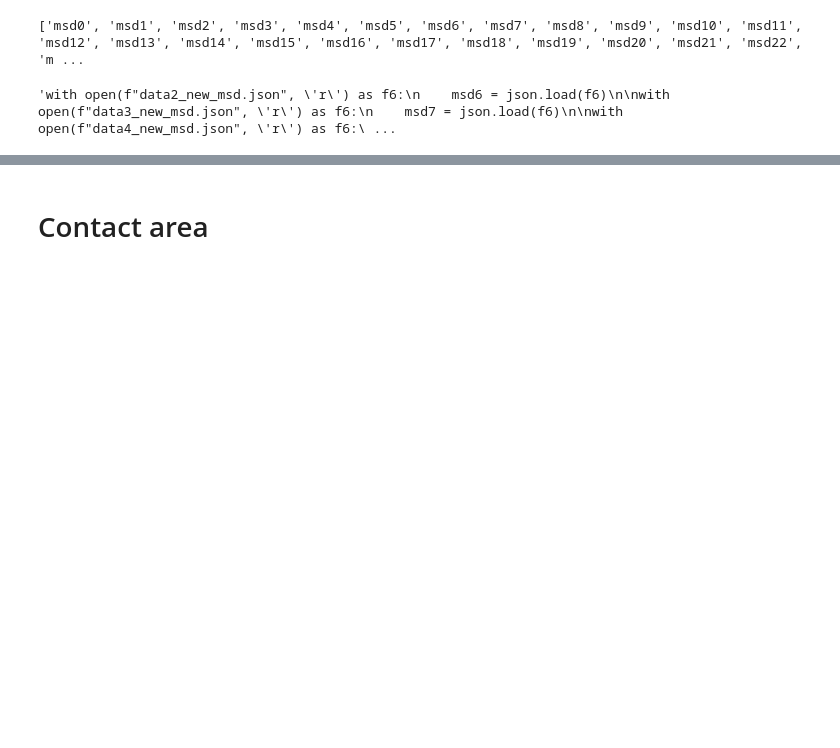
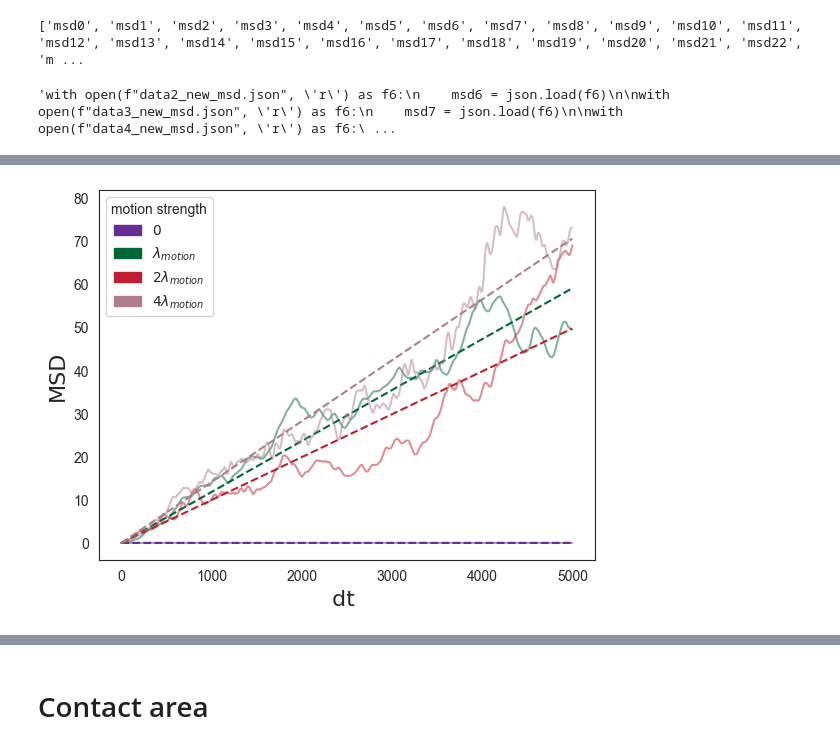
Before and after one commit to smegason/Goo, a Jupyter notebook: simulations/doublet.ipynb, the cells around one changed output, grey strips where cells are left out. Cells and saved outputs as stored; diff of their text form; code cells hidden in the pictures; blank space fills up the shorter version.

```diff
--- a/simulations/doublet.ipynb
+++ b/simulations/doublet.ipynb
@@ -528,0 +601,82 @@ with open(f"data6_new_msd.json", 'r') as f6:
+# %%
+import matplotlib.pyplot as plt
+import numpy as np
+import json
+from matplotlib.patches import Patch
+
+import os
+os.chdir("C:\\tmp\\differential_motion\\")
+
+with open(f"data_test_speed10_msd.json", 'r') as f6:
+    msd1 = json.load(f6)
+with open(f"data_test_speed20_msd.json", 'r') as f6:
+    msd2 = json.load(f6)
+with open(f"data_test_speed30_msd.json", 'r') as f6:
+    msd3 = json.load(f6)
+with open(f"data_test_speed40_msd.json", 'r') as f6:
+    msd4 = json.load(f6)
+with open(f"data_test_speed50_msd.json", 'r') as f6:
+    msd5 = json.load(f6)
+
+merged_dict = {}
+for key in msd1:
+    merged_dict[key] = [(msd1[key][i] + msd2[key][i] + msd3[key][i] + msd4[key][i] + msd5[key][i]) / 5 for i in range(len(msd1[key]))]
+
+print(merged_dict)
+
+color_palette = ['#662D91', '#006838', '#BE1E2D', '#AE7E8E']
+
+# Create a list to store legend handles
+legend_handles = []
+
+# Define the legend labels
+legend_labels = [r'0', r'$\lambda_{motion}$', r'2$\lambda_{motion}$', r'4$\lambda_{motion}$']
+
+# Create a list to store mean speeds
+mean_speeds = []
+
+# Plot each track
+for idx, (key, values) in enumerate(merged_dict.items()):
+    # Get the color based on the index in the color palette
+    color = color_palette[idx % len(color_palette)]
+
+    plt.plot(values, color=color, alpha=0.5)
+
+    # Create a legend handle with the plot
+    legend_handle = Patch(color=color, label=legend_labels[idx])
+    legend_handles.append(legend_handle)
+
+    # Convert the cumulative_list to numpy array and reshape it
+    y = np.array(values)
+
+    # Create a corresponding array of indices as the independent variable
+    X = np.arange(len(values)).reshape(-1, 1)
+
+    # Fit the linear regression model
+    reg = LinearRegression(fit_intercept=False).fit(X, y)
+
+    # Infer y
+    y_pred = reg.predict(X)
+
+    # Print the slope (coefficient) and intercept of the linear regression model
+    print("Slope (Coefficient):", f"{reg.coef_[0]:.6f}")
+
+    plt.plot(X,y_pred, '--', color=color)
+
+
+
+# Set the font properties for the legend
+legend_font_props = {'family': 'Myriad Pro', 'size': 10}
+plt.legend(handles=legend_handles, title='motion strength', prop=legend_font_props)
+
+# Set the font properties for the axis labels
+axis_label_font_props = {'family': 'Myriad Pro', 'size': 16}
+plt.xlabel(r'dt ', fontdict=axis_label_font_props)
+plt.ylabel(r'MSD', fontdict=axis_label_font_props)
+
+# Save the plot to the data folder
+plt.savefig(f"msd.png", transparent=False, dpi=500)
+
+# Display the plot
+plt.show()
+# %% [output]
@@ -528,0 +684 @@ with open(f"data6_new_msd.json", 'r') as f6:
+[figure, added]
```
Also changed, not shown: parts of 11 cells of this notebook, 5 other files.
